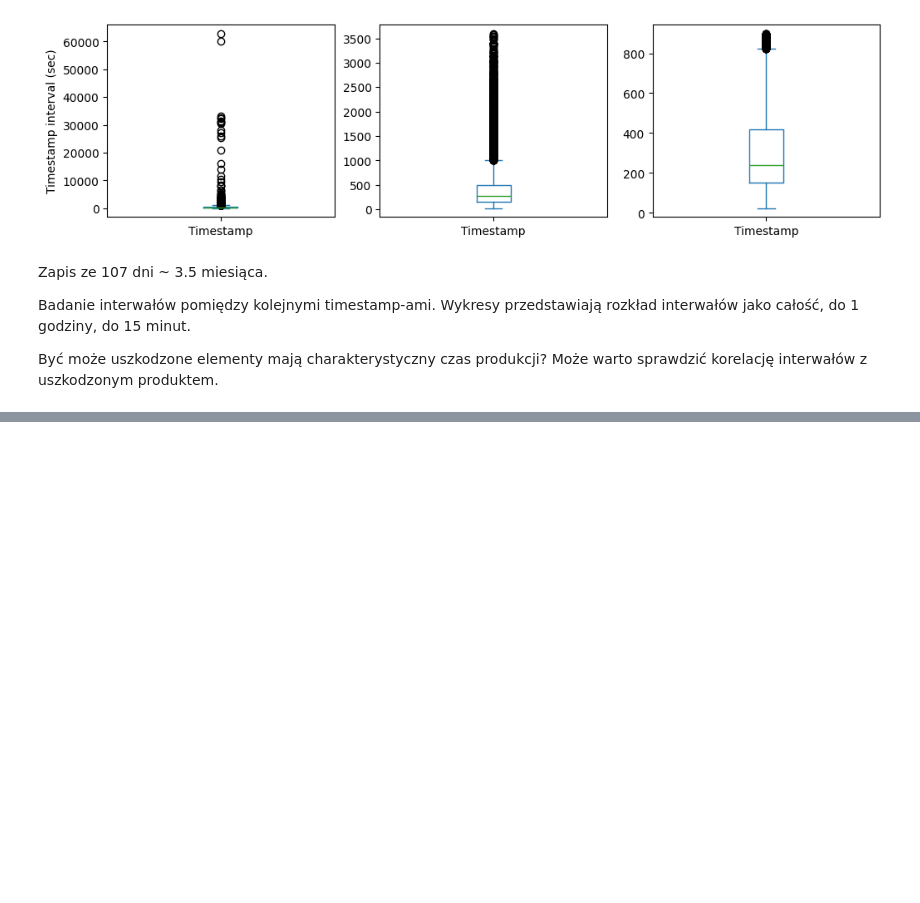
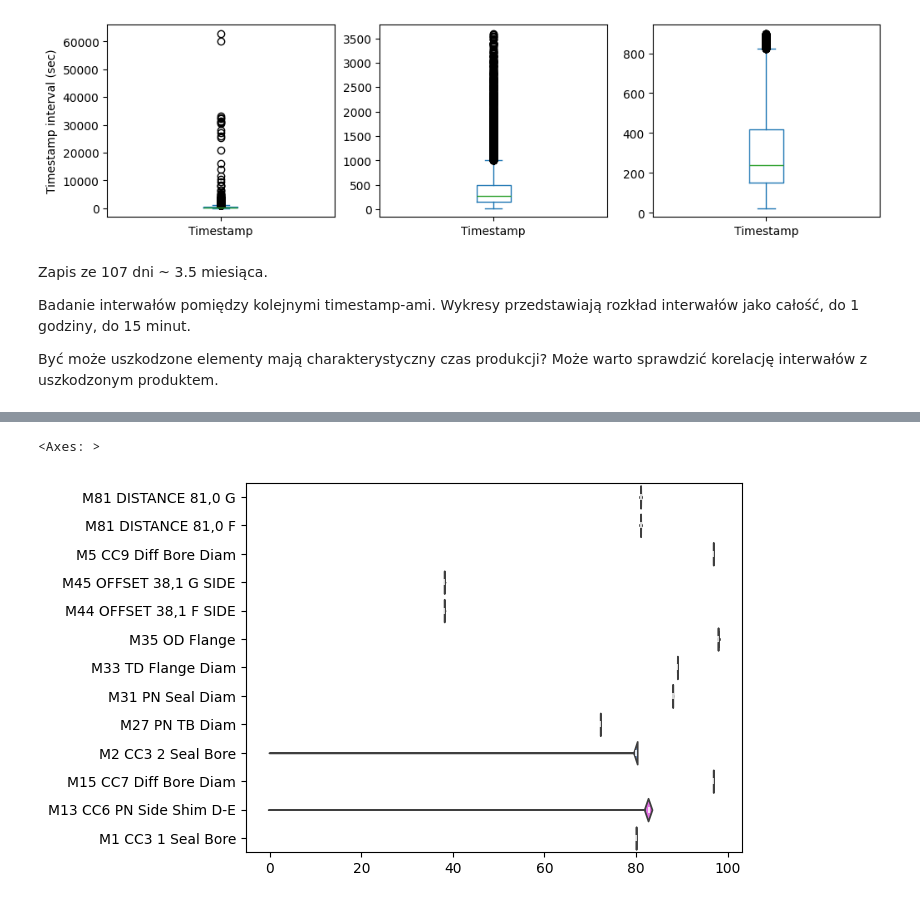
Before and after one commit to pancurster/automotive-projekt-grupa3, a Jupyter notebook: notebooks/analysis_data_CW03carrier.ipynb, the cells around one changed output, grey strips where cells are left out. Cells and saved outputs as stored; diff of their text form; code cells hidden in the pictures; blank space fills up the shorter version.

```diff
--- a/notebooks/analysis_data_CW03carrier.ipynb
+++ b/notebooks/analysis_data_CW03carrier.ipynb
@@ -268,0 +419,5 @@ print(df['MARPOSS Judge Result'].value_counts())
+# %%
+sns.violinplot(df_mvar_med, orient='h')
+# %% [output]
+<Axes: >
+[figure, added]
```
Also changed, not shown: parts of 27 cells of this notebook.
